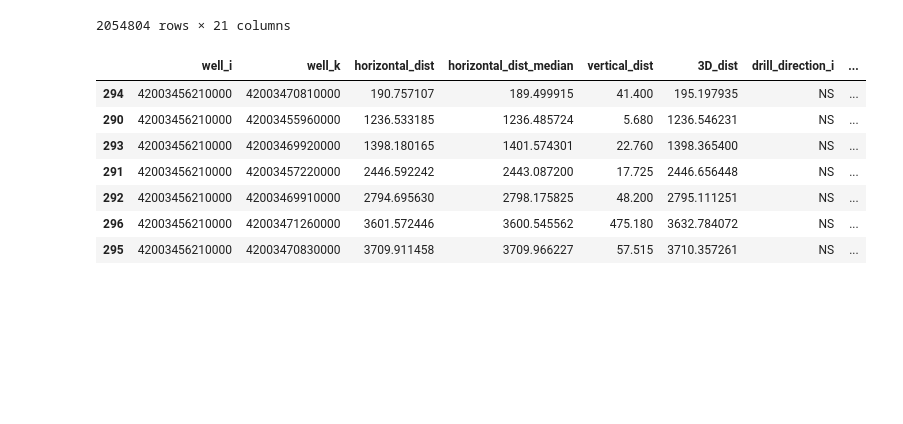
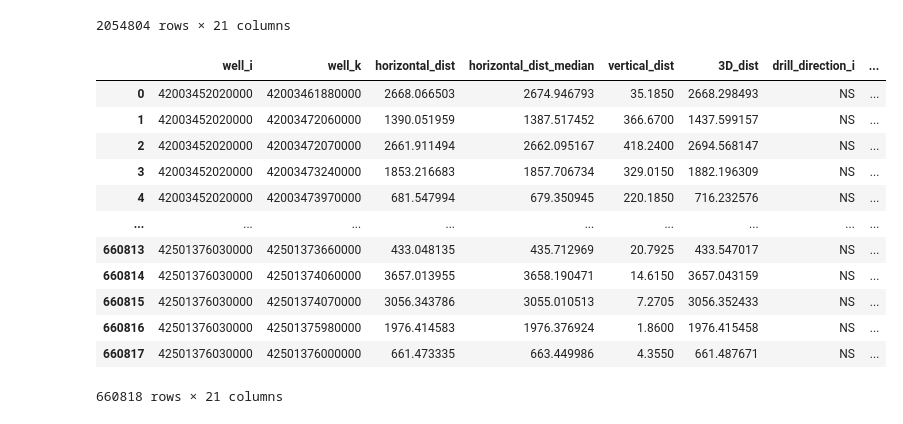
Before and after one commit to apoorvasaxena03/well-spacing-analyzer, a Jupyter notebook: notebooks/spacing_stat_v2.ipynb, the cells around one changed output. Saved outputs shown, nothing was run; the diff lists cells and outputs as text; code cells hidden in the pictures; blank space fills up the shorter version.

Commit message:
Updated the Curvature and perpendicular wells

```diff
--- a/notebooks/spacing_stat_v2.ipynb
+++ b/notebooks/spacing_stat_v2.ipynb
@@ -1905,14 +1907,21 @@ df_spacing_new
 | 2054802 | 42501376030000 | 42501375980000 | 1976.414583 | 1976.376924 | 1.8600 | 1976.415458 | NS | ... |
 | 2054803 | 42501376030000 | 42501376000000 | 661.473335 | 663.449986 | 4.3550 | 661.487671 | NS | ... |
 2054804 rows × 21 columns
-# %%
-df_spacing_new[(df_spacing_new['reject_reason']=='') & (df_spacing_new['well_i'] == '42003456210000')].sort_values('horizontal_dist')
-# %% [output]
-|  | well_i | well_k | horizontal_dist | horizontal_dist_median | vertical_dist | 3D_dist | drill_direction_i | ... |
-| 294 | 42003456210000 | 42003470810000 | 190.757107 | 189.499915 | 41.400 | 195.197935 | NS | ... |
-| 290 | 42003456210000 | 42003455960000 | 1236.533185 | 1236.485724 | 5.680 | 1236.546231 | NS | ... |
-| 293 | 42003456210000 | 42003469920000 | 1398.180165 | 1401.574301 | 22.760 | 1398.365400 | NS | ... |
-| 291 | 42003456210000 | 42003457220000 | 2446.592242 | 2443.087200 | 17.725 | 2446.656448 | NS | ... |
-| 292 | 42003456210000 | 42003469910000 | 2794.695630 | 2798.175825 | 48.200 | 2795.111251 | NS | ... |
-| 296 | 42003456210000 | 42003471260000 | 3601.572446 | 3600.545562 | 475.180 | 3632.784072 | NS | ... |
-| 295 | 42003456210000 | 42003470830000 | 3709.911458 | 3709.966227 | 57.515 | 3710.357261 | NS | ... |
+# %%
+df_spacing_filterd = df_spacing_new[df_spacing_new['reject_reason']==""].reset_index(drop=True).copy()
+# %%
+df_spacing_filterd
+# %% [output]
+|  | well_i | well_k | horizontal_dist | horizontal_dist_median | vertical_dist | 3D_dist | drill_direction_i | ... |
+| 0 | 42003452020000 | 42003461880000 | 2668.066503 | 2674.946793 | 35.1850 | 2668.298493 | NS | ... |
+| 1 | 42003452020000 | 42003472060000 | 1390.051959 | 1387.517452 | 366.6700 | 1437.599157 | NS | ... |
+| 2 | 42003452020000 | 42003472070000 | 2661.911494 | 2662.095167 | 418.2400 | 2694.568147 | NS | ... |
+| 3 | 42003452020000 | 42003473240000 | 1853.216683 | 1857.706734 | 329.0150 | 1882.196309 | NS | ... |
+| 4 | 42003452020000 | 42003473970000 | 681.547994 | 679.350945 | 220.1850 | 716.232576 | NS | ... |
+| ... | ... | ... | ... | ... | ... | ... | ... | ... |
+| 660813 | 42501376030000 | 42501373660000 | 433.048135 | 435.712969 | 20.7925 | 433.547017 | NS | ... |
+| 660814 | 42501376030000 | 42501374060000 | 3657.013955 | 3658.190471 | 14.6150 | 3657.043159 | NS | ... |
+| 660815 | 42501376030000 | 42501374070000 | 3056.343786 | 3055.010513 | 7.2705 | 3056.352433 | NS | ... |
+| 660816 | 42501376030000 | 42501375980000 | 1976.414583 | 1976.376924 | 1.8600 | 1976.415458 | NS | ... |
+| 660817 | 42501376030000 | 42501376000000 | 661.473335 | 663.449986 | 4.3550 | 661.487671 | NS | ... |
+660818 rows × 21 columns
```
Also changed, not shown: parts of 8 cells of this notebook, 5 other files.
